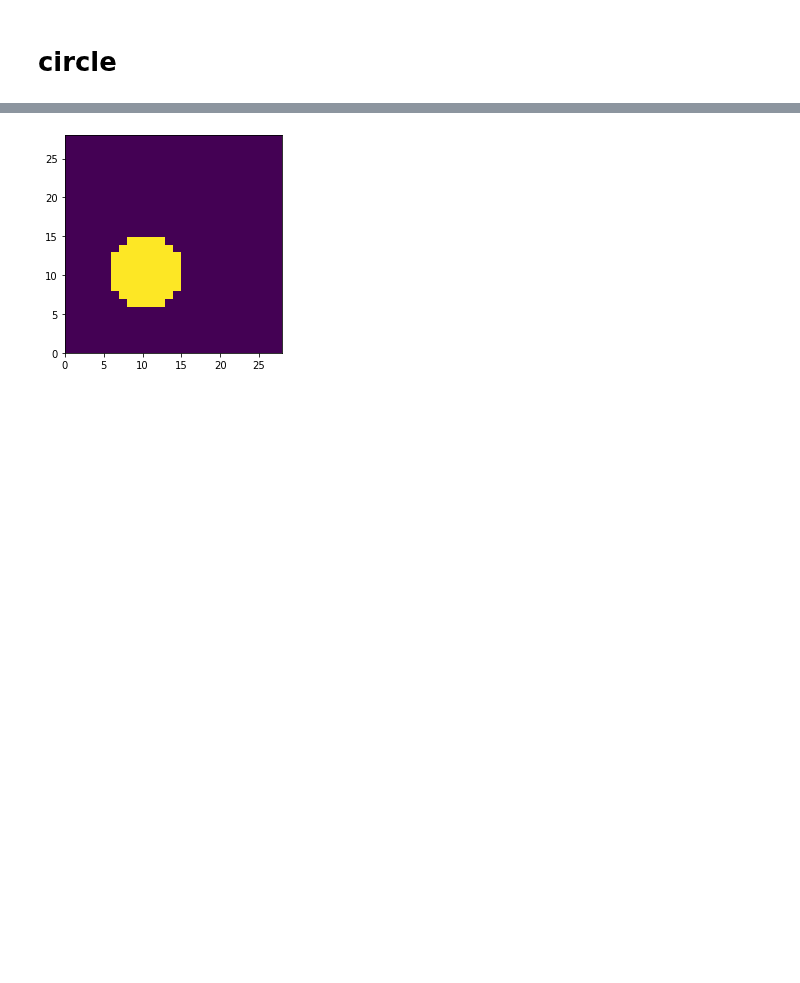
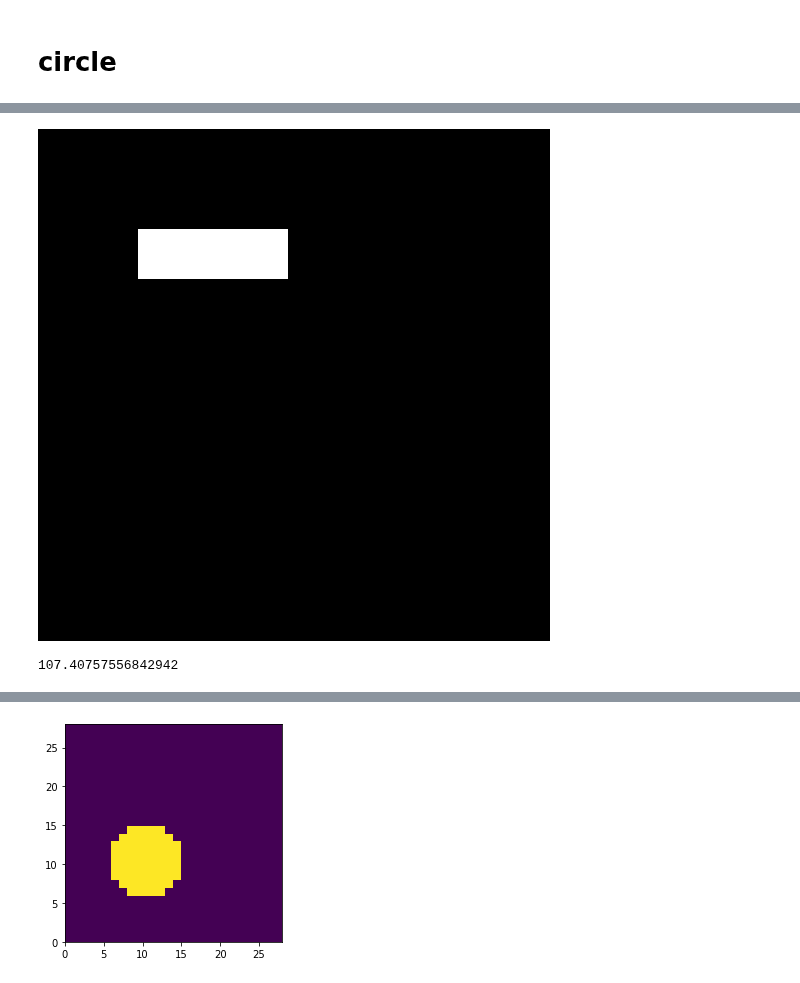
Before and after one commit to wdon021/From_Colab, a Jupyter notebook: Assignment3.ipynb, the cells around one changed output, grey strips where cells are left out. Saved outputs shown, nothing was run; the diff lists cells and outputs as text; code cells hidden in the pictures; blank space fills up the shorter version.

```diff
--- a/Assignment3.ipynb
+++ b/Assignment3.ipynb
@@ -62,0 +109,14 @@ img1
+# %%
+rgbArray = np.zeros((512,512), 'uint8')
+# image_r = np.round(np.random.random()*500)
+# image_g = np.round(np.random.random()*500)
+# image_b = np.round(np.random.random()*500)
+# rgbArray[100:150, 100:250, :] = [255, 128,255]
+# rgbArray[100:150, 100:250, :] = [image_r, image_g, image_b]
+rgbArray[100:150, 100:250] = 255
+# rgbArray[100:150, 200:250, 1] = image_g
+# rgbArray[100:150, 200:250, 2] = image_b
+img = im.fromarray(rgbArray)
+img
+# %% [output]
+[figure, added]
@@ -62,0 +127,4 @@ img1
+# %%
+np.random.random()*365
+# %% [output]
+107.40757556842942
```
Also changed, not shown: parts of 88 cells of this notebook.
